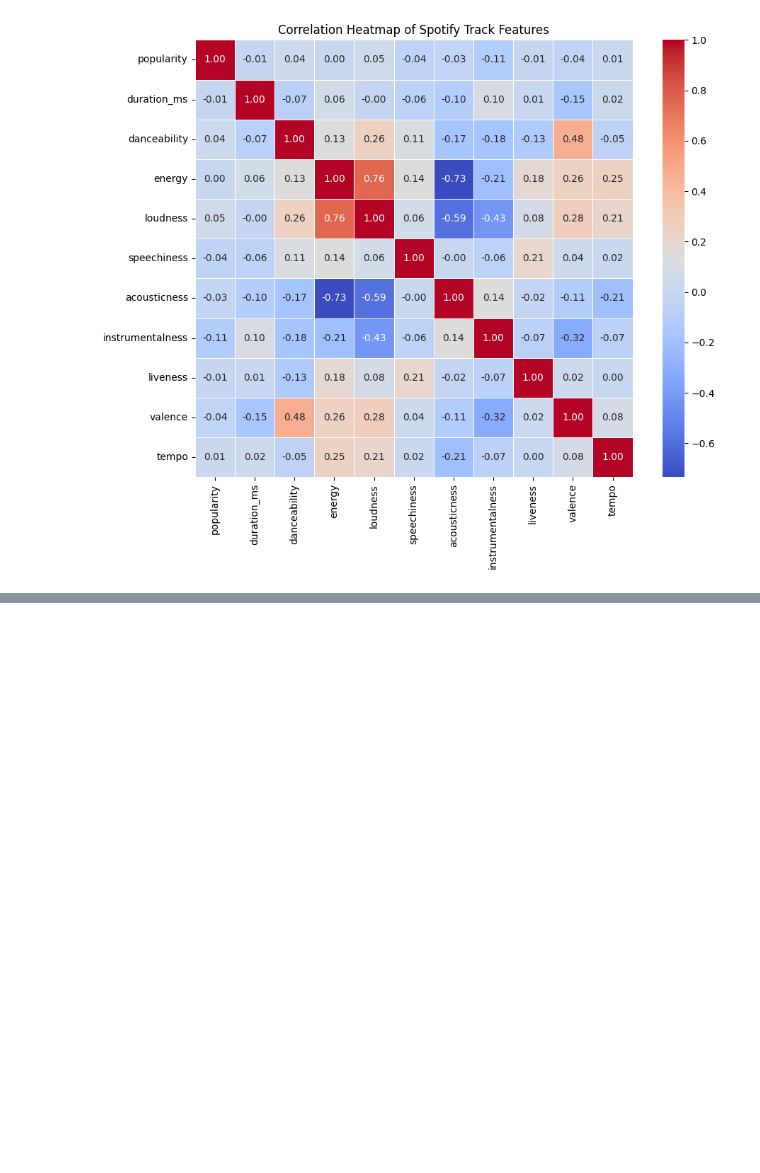
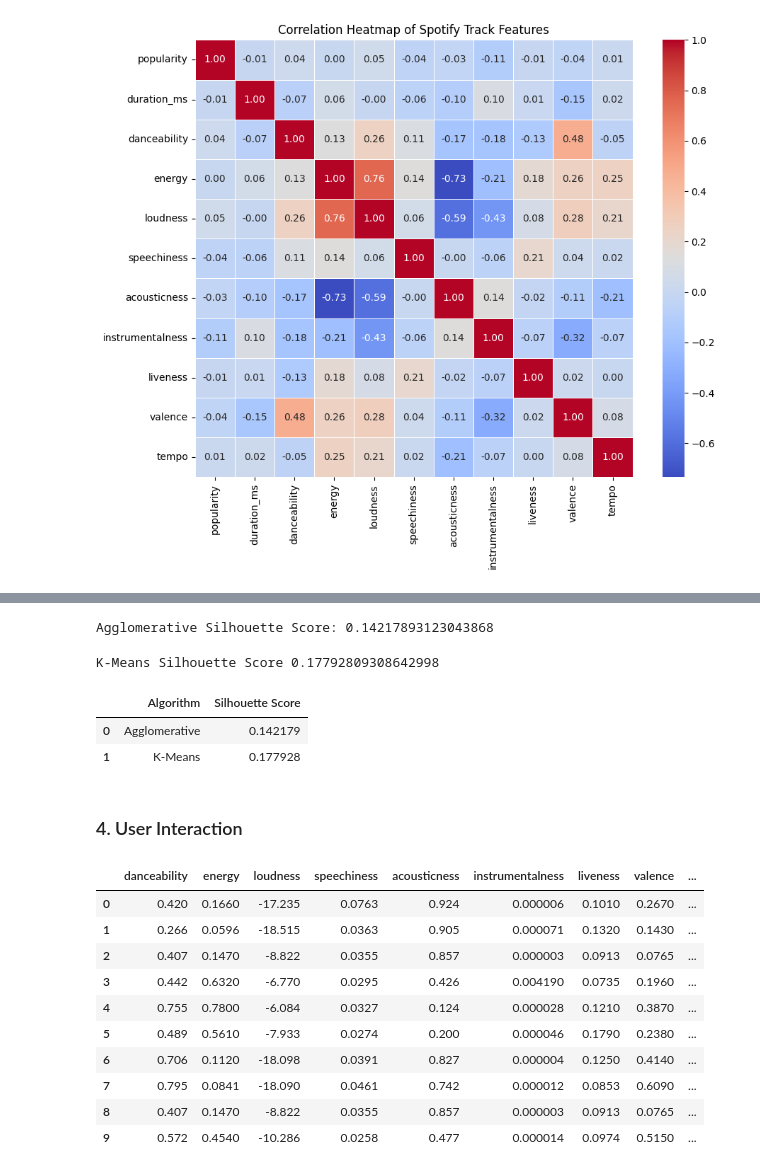
Before and after one commit to andysongyz-dev/brown-summer, a Jupyter notebook: Team4_Spotify_Rec_1_4.ipynb, the cells around one changed output, grey strips where cells are left out. Saved outputs shown, nothing was run; the diff lists cells and outputs as text; code cells hidden in the pictures; blank space fills up the shorter version.

```diff
--- a/Team4_Spotify_Rec_1_4.ipynb
+++ b/Team4_Spotify_Rec_1_4.ipynb
@@ -238,0 +351,13 @@ plt.show()
+# %%
+from sklearn.cluster import KMeans
+
+# K-Means clustering
+kmeans = KMeans(n_clusters=5, random_state=42, n_init=10)
+kmeans_labels = kmeans.fit_predict(scaled_features)
+
+# Add labels to the filtered dataframe
+filtered_df['cluster'] = kmeans_labels
+
+# Calculate average features per cluster
+cluster_analysis = filtered_df.groupby('cluster').mean()
+display(cluster_analysis)
@@ -238,0 +404,54 @@ plt.show()
+# %%
+# evaluate agglomerative performance
+
+# calculate silhouette score
+from sklearn.metrics import silhouette_score
+
+agg_silhouette = silhouette_score(scaled_sample, agg_labels)
+print(f"Agglomerative Silhouette Score: {agg_silhouette}")
+# %% [output]
+Agglomerative Silhouette Score: 0.14217893123043868
+# %%
+# run kmeans with same sample size for fair comparison
+
+kmeans_sample = KMeans(n_clusters=5, random_state=42, n_init=10)
+kmeans_sample_labels = kmeans_sample.fit_predict(scaled_sample)
+
+kmeans_silhouette = silhouette_score(scaled_sample, kmeans_sample_labels)
+print(f"K-Means Silhouette Score", kmeans_silhouette)
+# %% [output]
+K-Means Silhouette Score 0.17792809308642998
+# %%
+# comparison table
+
+comparison = pd.DataFrame({
+    "Algorithm": ["Agglomerative", "K-Means"],
+    "Silhouette Score": [agg_silhouette, kmeans_silhouette]
+})
+
+display(comparison)
+# %% [output]
+|  | Algorithm | Silhouette Score |
+| 0 | Agglomerative | 0.142179 |
+| 1 | K-Means | 0.177928 |
+# %% [markdown]
+### 4. User Interaction
+# %%
+# Save results and reload for interaction
+filtered_df.to_csv("result.csv", index=False)
+tracks = pd.read_csv("result.csv")
+# Add a unique ID for selection
+tracks['UID'] = range(len(tracks))
+tracks.head(10)
+# %% [output]
+|  | danceability | energy | loudness | speechiness | acousticness | instrumentalness | liveness | valence | ... |
+| 0 | 0.420 | 0.1660 | -17.235 | 0.0763 | 0.924 | 0.000006 | 0.1010 | 0.2670 | ... |
+| 1 | 0.266 | 0.0596 | -18.515 | 0.0363 | 0.905 | 0.000071 | 0.1320 | 0.1430 | ... |
+| 2 | 0.407 | 0.1470 | -8.822 | 0.0355 | 0.857 | 0.000003 | 0.0913 | 0.0765 | ... |
+| 3 | 0.442 | 0.6320 | -6.770 | 0.0295 | 0.426 | 0.004190 | 0.0735 | 0.1960 | ... |
+| 4 | 0.755 | 0.7800 | -6.084 | 0.0327 | 0.124 | 0.000028 | 0.1210 | 0.3870 | ... |
+| 5 | 0.489 | 0.5610 | -7.933 | 0.0274 | 0.200 | 0.000046 | 0.1790 | 0.2380 | ... |
+| 6 | 0.706 | 0.1120 | -18.098 | 0.0391 | 0.827 | 0.000004 | 0.1250 | 0.4140 | ... |
+| 7 | 0.795 | 0.0841 | -18.090 | 0.0461 | 0.742 | 0.000012 | 0.0853 | 0.6090 | ... |
+| 8 | 0.407 | 0.1470 | -8.822 | 0.0355 | 0.857 | 0.000003 | 0.0913 | 0.0765 | ... |
+| 9 | 0.572 | 0.4540 | -10.286 | 0.0258 | 0.477 | 0.000014 | 0.0974 | 0.5150 | ... |
```
Also changed, not shown: parts of 13 cells of this notebook.
